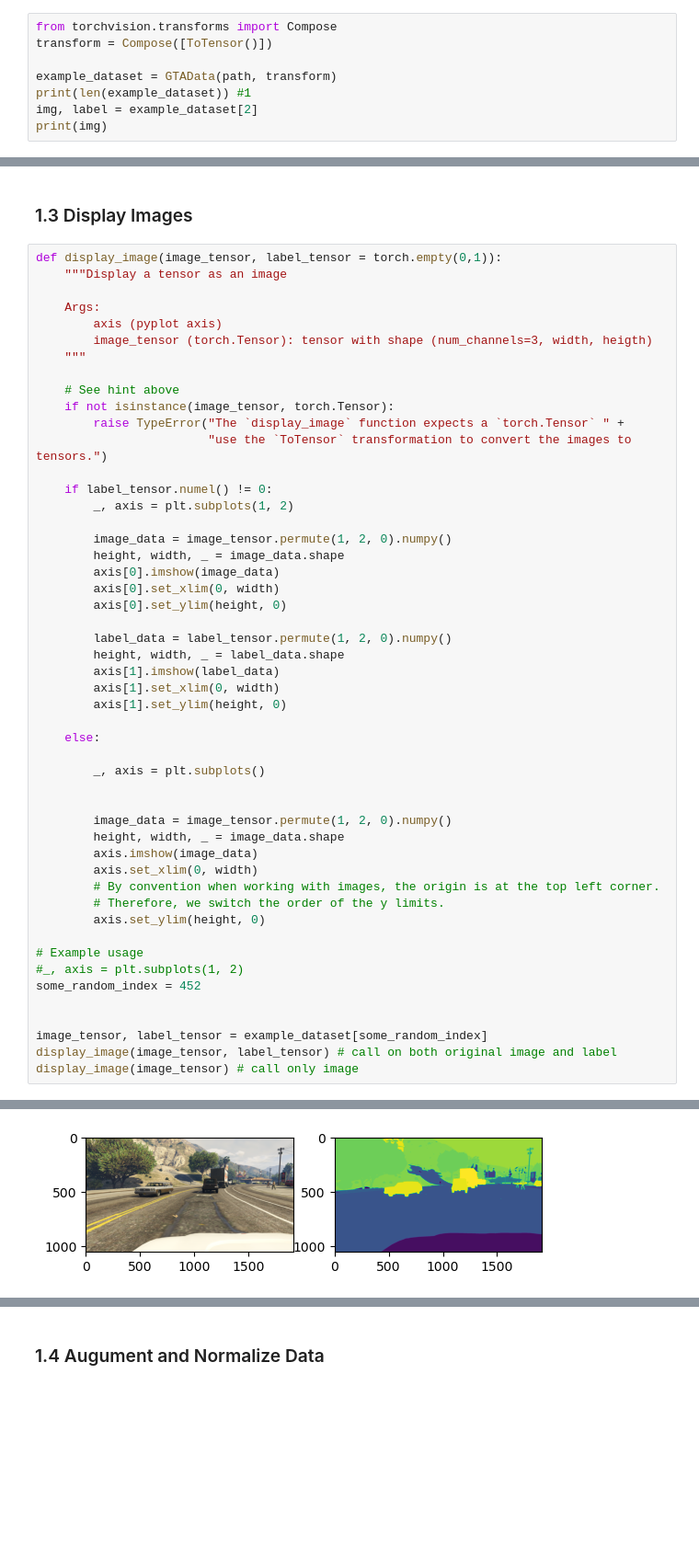
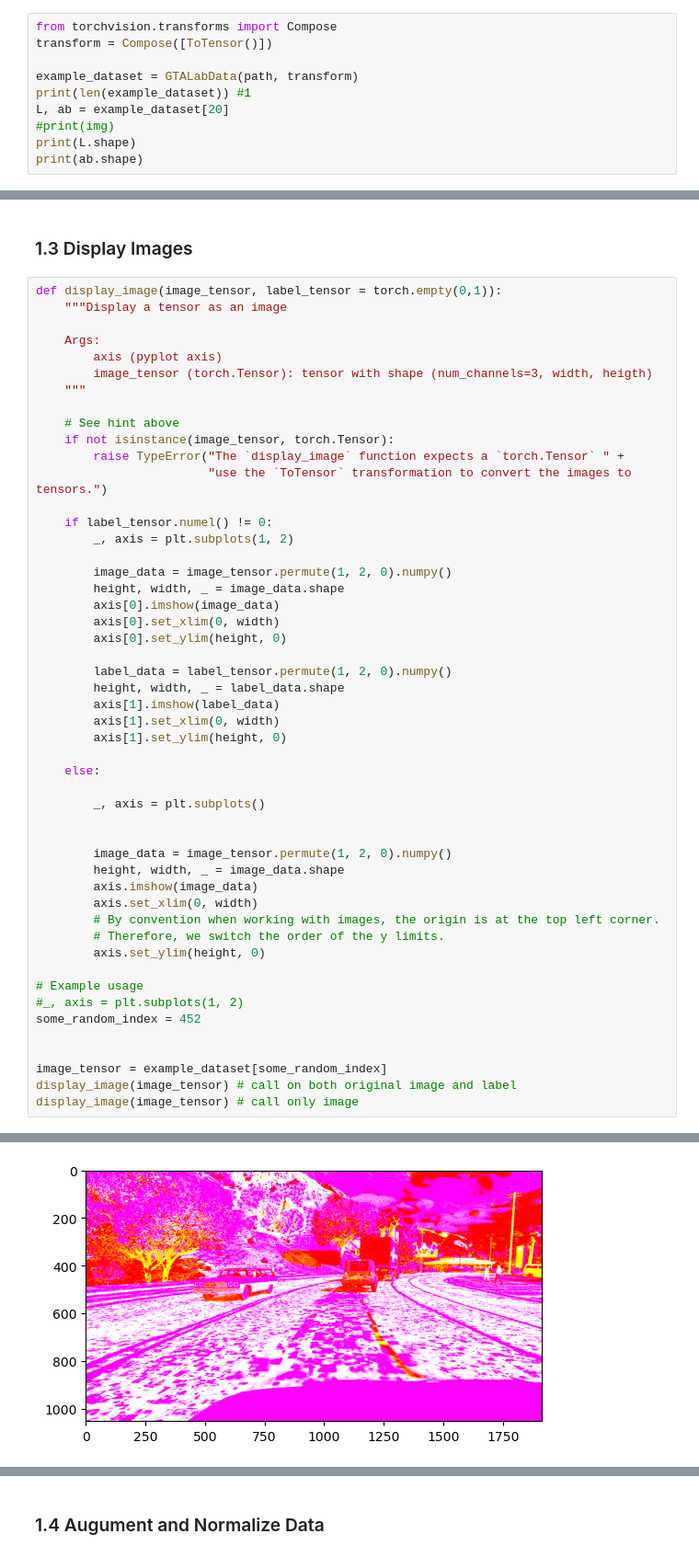
Before and after one commit to adamburman/deep-machine-learning-colorization-project, a Jupyter notebook: project.ipynb, the cells around one changed output, grey strips where cells are left out. Shown: that part at 92% size. Drawn from its saved outputs; the diff is of its cells as text; blank space fills up the shorter version.

```diff
--- a/project.ipynb
+++ b/project.ipynb
@@ -114,9 +197,11 @@ class GTAData(Dataset):
 from torchvision.transforms import Compose
 transform = Compose([ToTensor()])
 
-example_dataset = GTAData(path, transform)
+example_dataset = GTALabData(path, transform)
 print(len(example_dataset)) #1
-img, label = example_dataset[2]
-print(img)
+L, ab = example_dataset[20]
+#print(img)
+print(L.shape)
+print(ab.shape)
 # %% [output]
 2500
@@ -185,7 +256,7 @@ def display_image(image_tensor, label_tensor = torch.empty(0,1)):
 some_random_index = 452
 
 
-image_tensor, label_tensor = example_dataset[some_random_index]
-display_image(image_tensor, label_tensor) # call on both original image and label
+image_tensor = example_dataset[some_random_index]
+display_image(image_tensor) # call on both original image and label
 display_image(image_tensor) # call only image
 # %% [output]
@@ -192 +265 @@ display_image(image_tensor) # call only image
-[figure, old version]
+[figure, new version]
```
Also changed, not shown: parts of 13 cells of this notebook, 6 other files.
